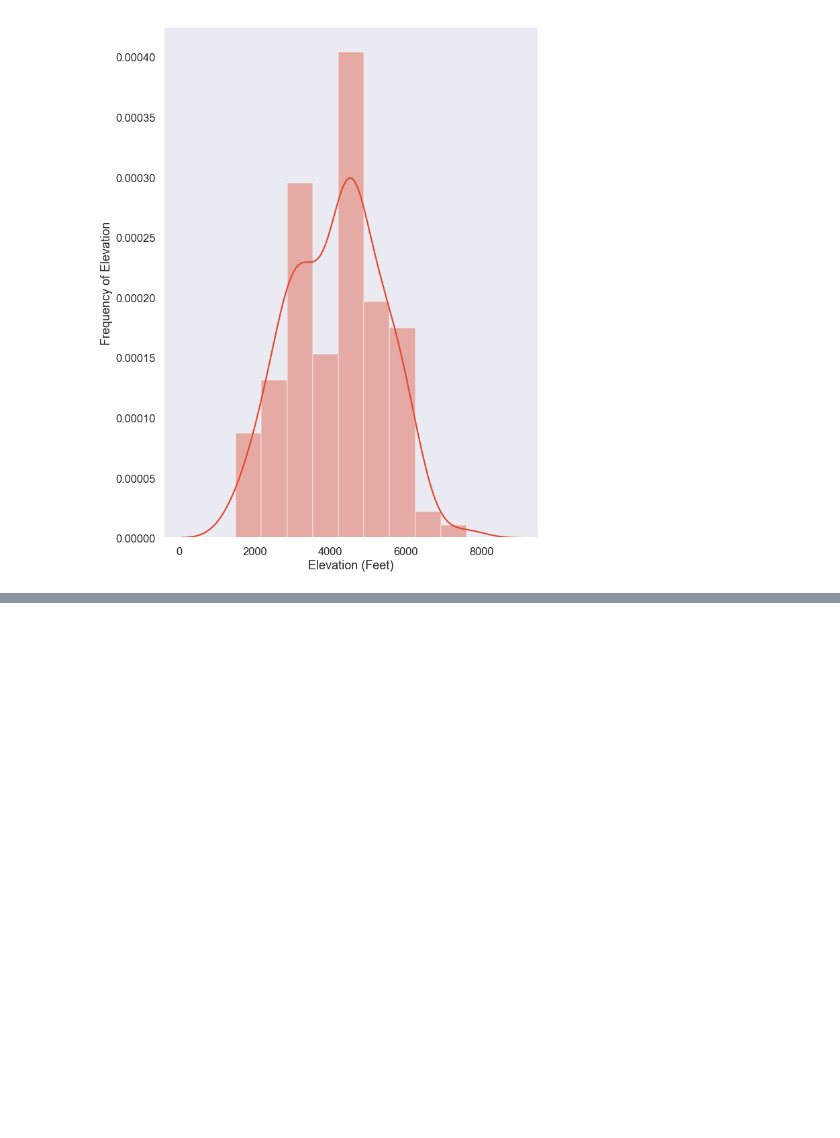
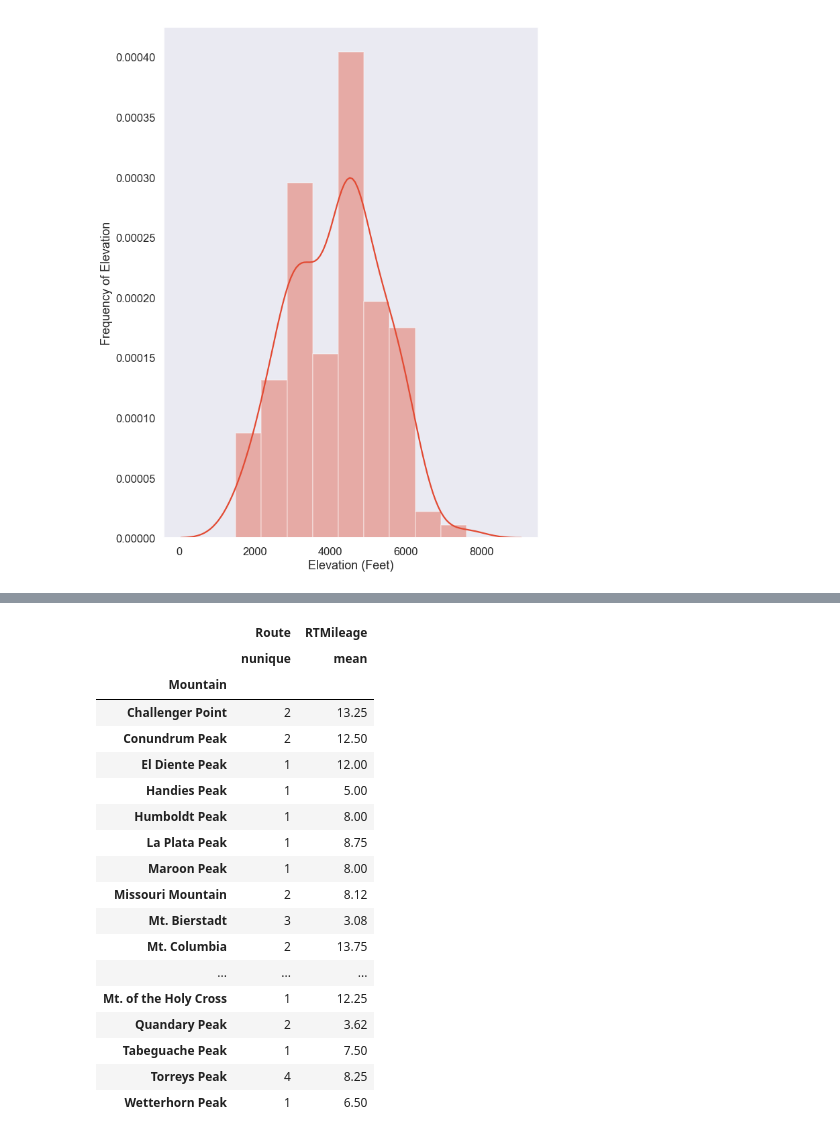
Before and after one commit to chanelle7/ENIAC, a Jupyter notebook: Colorado14ers.ipynb, the cells around one changed output, grey strips where cells are left out. Saved outputs shown, nothing was run; the diff lists cells and outputs as text; code cells hidden in the pictures; blank space fills up the shorter version.

```diff
--- a/Colorado14ers.ipynb
+++ b/Colorado14ers.ipynb
@@ -132,0 +140,22 @@ heat_map.set( xlabel="Evening Weather")
+# %%
+mtn_snow_routes
+# %% [output]
+|  | Route | RTMileage |
+|  | nunique | mean |
+| Mountain |  |  |
+| Challenger Point | 2 | 13.25 |
+| Conundrum Peak | 2 | 12.50 |
+| El Diente Peak | 1 | 12.00 |
+| Handies Peak | 1 | 5.00 |
+| Humboldt Peak | 1 | 8.00 |
+| La Plata Peak | 1 | 8.75 |
+| Maroon Peak | 1 | 8.00 |
+| Missouri Mountain | 2 | 8.12 |
+| Mt. Bierstadt | 3 | 3.08 |
+| Mt. Columbia | 2 | 13.75 |
+| ... | ... | ... |
+| Mt. of the Holy Cross | 1 | 12.25 |
+| Quandary Peak | 2 | 3.62 |
+| Tabeguache Peak | 1 | 7.50 |
+| Torreys Peak | 4 | 8.25 |
+| Wetterhorn Peak | 1 | 6.50 |
```
Also changed, not shown: parts of 6 cells of this notebook, 1 other file.
